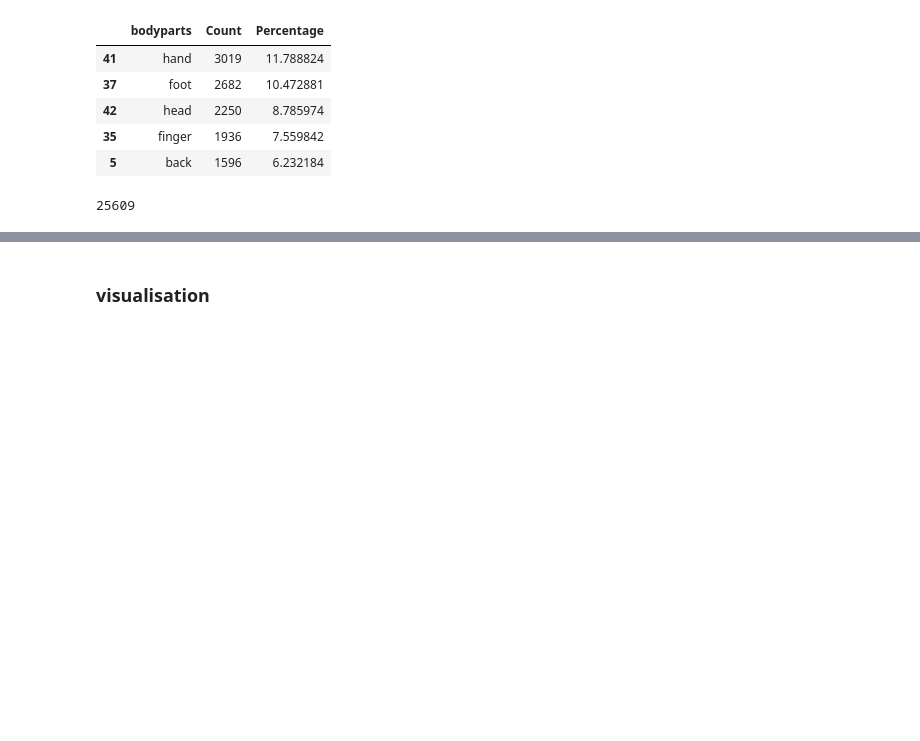
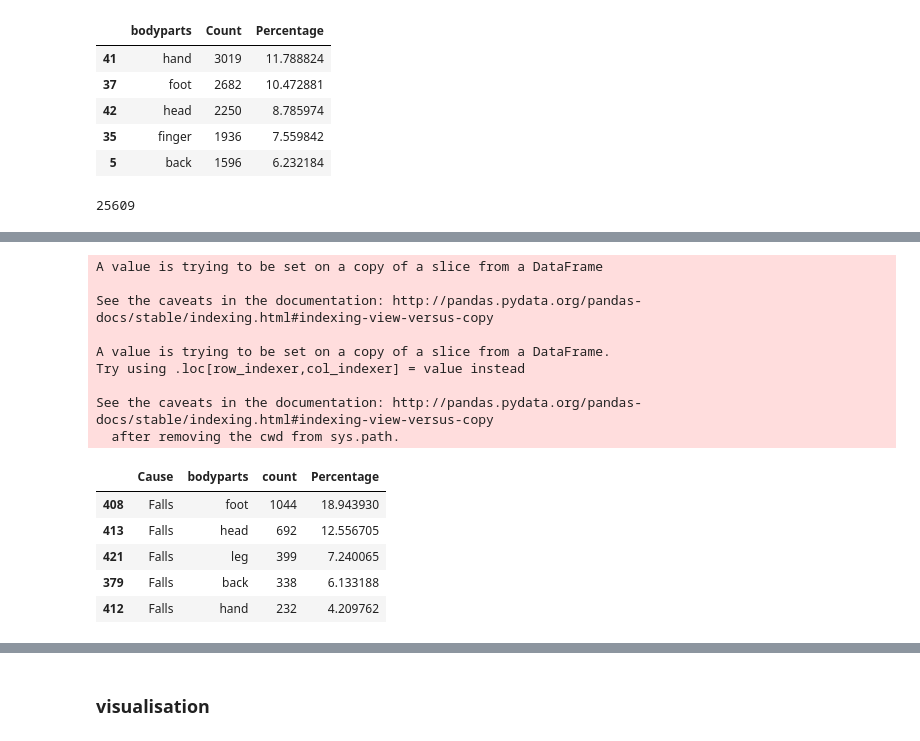
Before and after one commit to arynchoong/MTech-KE-FL, a Jupyter notebook: CA_bodyparts.ipynb, the cells around one changed output, grey strips where cells are left out. Cells and saved outputs as stored; diff of their text form; code cells hidden in the pictures; blank space fills up the shorter version.

```diff
--- a/CA_bodyparts.ipynb
+++ b/CA_bodyparts.ipynb
@@ -381,0 +404,22 @@ total
+# %%
+dfSummary1 = dfSummary[dfSummary['Cause'] == 'Falls']
+dfSummary1.sort_values(by='count', ascending=False, inplace=True)
+total = dfSummary1['count'].sum()
+dfSummary1['Percentage'] = (dfSummary1['count']/total)*100
+dfSummary1.head()
+# %% [output]
+A value is trying to be set on a copy of a slice from a DataFrame
+
+See the caveats in the documentation: http://pandas.pydata.org/pandas-docs/stable/indexing.html#indexing-view-versus-copy
+
+A value is trying to be set on a copy of a slice from a DataFrame.
+Try using .loc[row_indexer,col_indexer] = value instead
+
+See the caveats in the documentation: http://pandas.pydata.org/pandas-docs/stable/indexing.html#indexing-view-versus-copy
+  after removing the cwd from sys.path.
+|  | Cause | bodyparts | count | Percentage |
+| 408 | Falls | foot | 1044 | 18.943930 |
+| 413 | Falls | head | 692 | 12.556705 |
+| 421 | Falls | leg | 399 | 7.240065 |
+| 379 | Falls | back | 338 | 6.133188 |
+| 412 | Falls | hand | 232 | 4.209762 |
```
Also changed, not shown: parts of 4 cells of this notebook, 1 other file.
